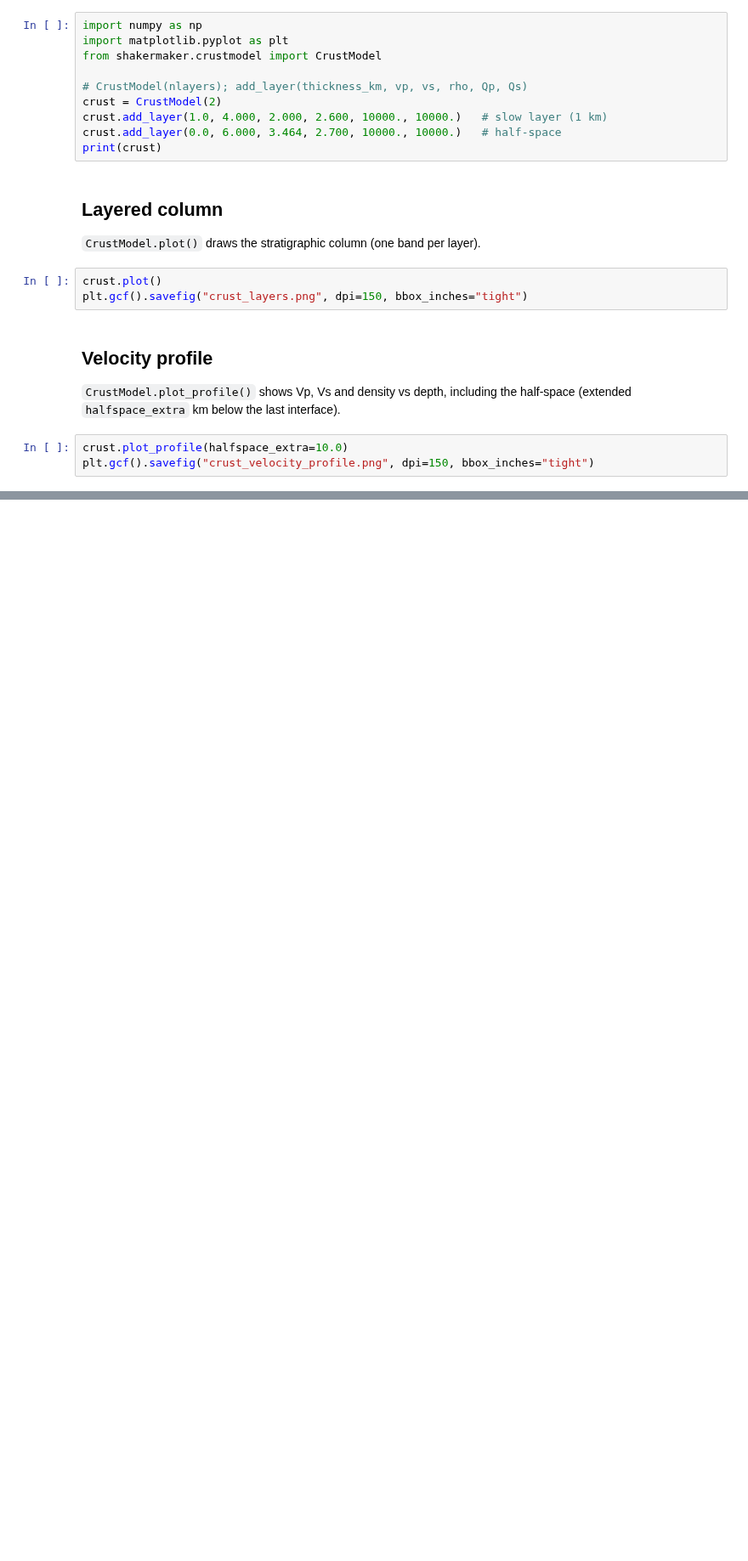
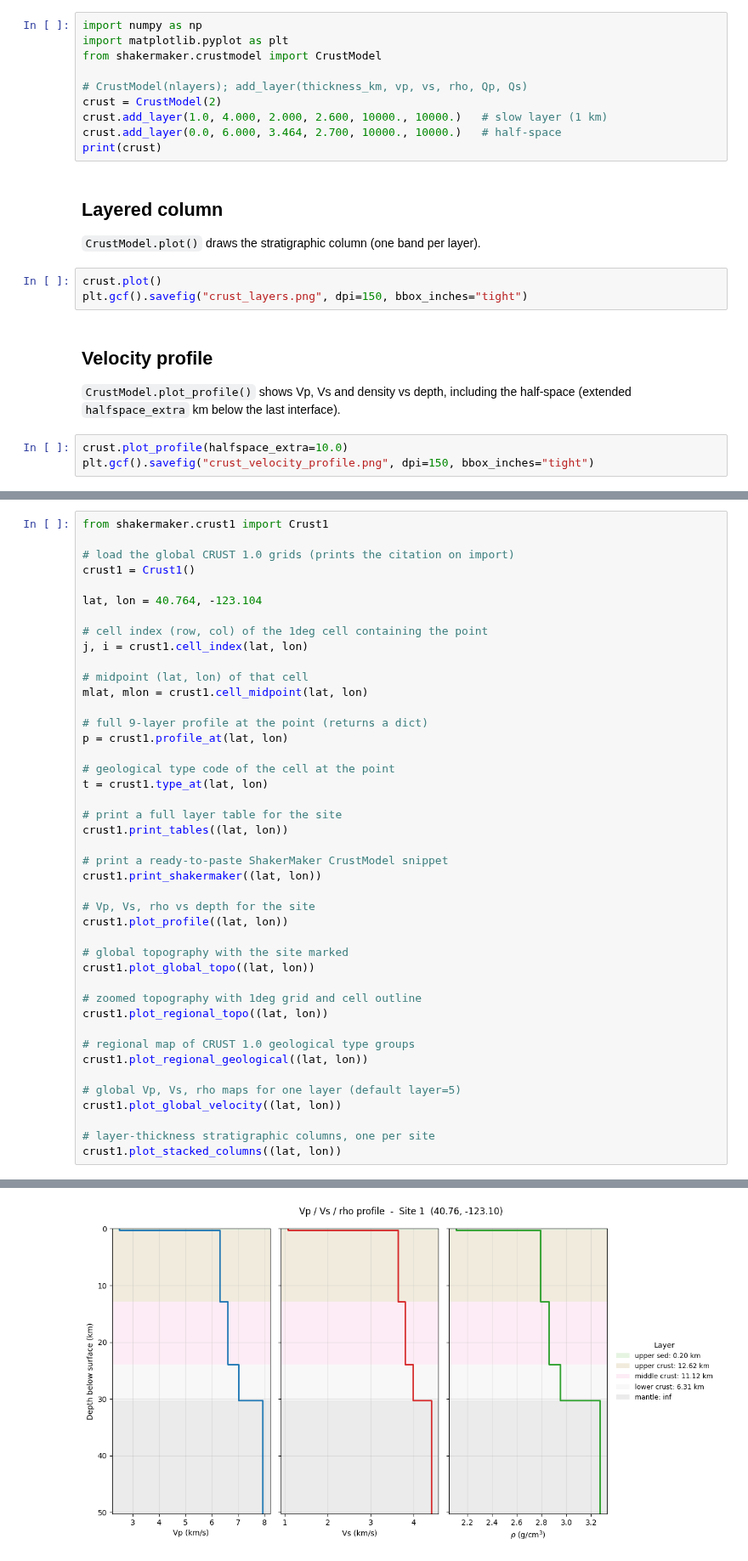
Before and after one commit to ppalacios92/ShakerMaker, a Jupyter notebook: examples/01_crustmodel/notebooks/crustmodel.ipynb, the cells around one changed output, grey strips where cells are left out. Shown at 85% size. Cells and saved outputs as stored; diff of their text form; blank space fills up the shorter version.

```diff
--- a/examples/01_crustmodel/notebooks/crustmodel.ipynb
+++ b/examples/01_crustmodel/notebooks/crustmodel.ipynb
@@ -35,0 +79,44 @@ plt.gcf().savefig("crust_velocity_profile.png", dpi=150, bbox_inches="tight")
+# %%
+from shakermaker.crust1 import Crust1
+
+# load the global CRUST 1.0 grids (prints the citation on import)
+crust1 = Crust1()
+
+lat, lon = 40.764, -123.104
+
+# cell index (row, col) of the 1deg cell containing the point
+j, i = crust1.cell_index(lat, lon)
+
+# midpoint (lat, lon) of that cell
+mlat, mlon = crust1.cell_midpoint(lat, lon)
+
+# full 9-layer profile at the point (returns a dict)
+p = crust1.profile_at(lat, lon)
+
+# geological type code of the cell at the point
+t = crust1.type_at(lat, lon)
+
+# print a full layer table for the site
+crust1.print_tables((lat, lon))
+
+# print a ready-to-paste ShakerMaker CrustModel snippet
+crust1.print_shakermaker((lat, lon))
+
+# Vp, Vs, rho vs depth for the site
+crust1.plot_profile((lat, lon))
+
+# global topography with the site marked
+crust1.plot_global_topo((lat, lon))
+
+# zoomed topography with 1deg grid and cell outline
+crust1.plot_regional_topo((lat, lon))
+
+# regional map of CRUST 1.0 geological type groups
+crust1.plot_regional_geological((lat, lon))
+
+# global Vp, Vs, rho maps for one layer (default layer=5)
+crust1.plot_global_velocity((lat, lon))
+
+# layer-thickness stratigraphic columns, one per site
+crust1.plot_stacked_columns((lat, lon))
+# %% [output]
@@ -35,0 +140 @@ plt.gcf().savefig("crust_velocity_profile.png", dpi=150, bbox_inches="tight")
+[figure, added]
```
Also changed, not shown: parts of 5 cells of this notebook, 21 other files.
